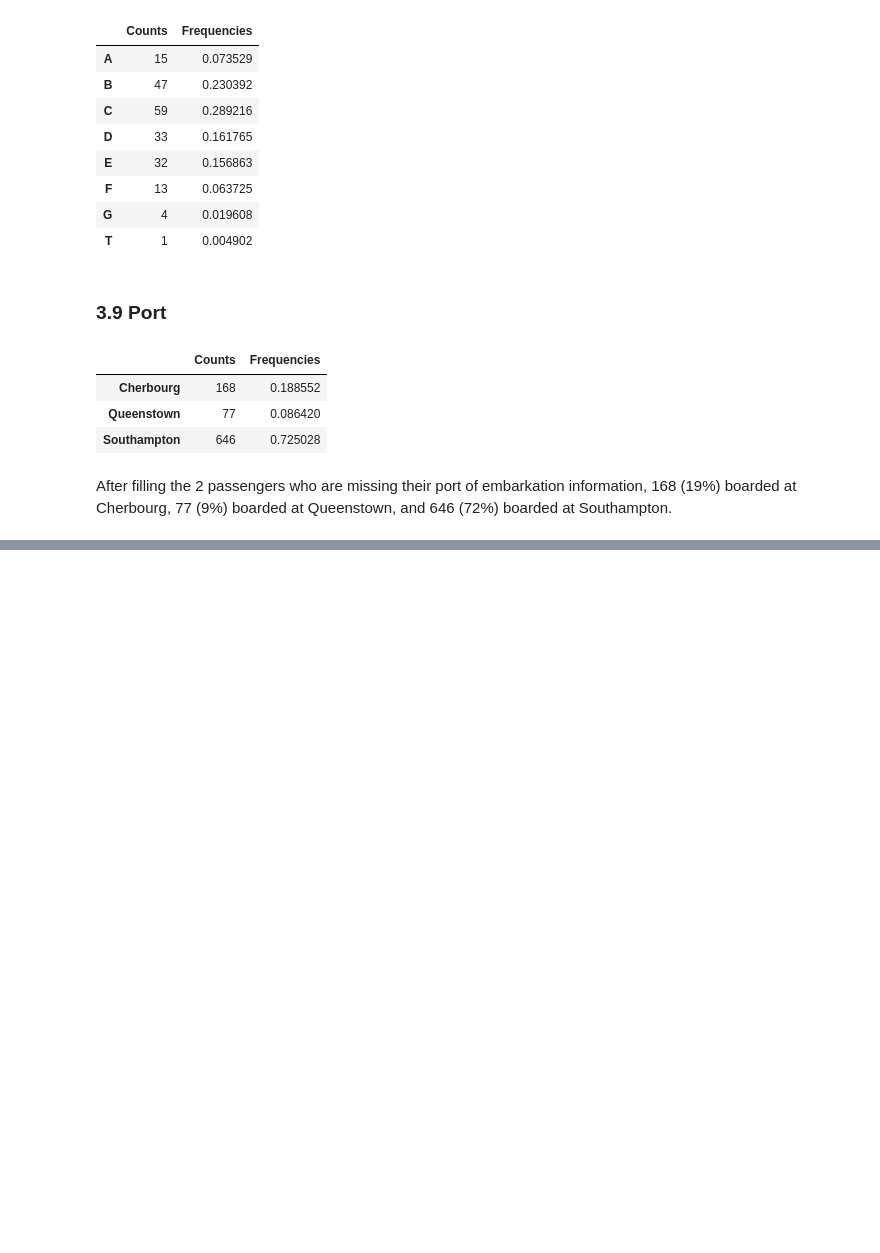
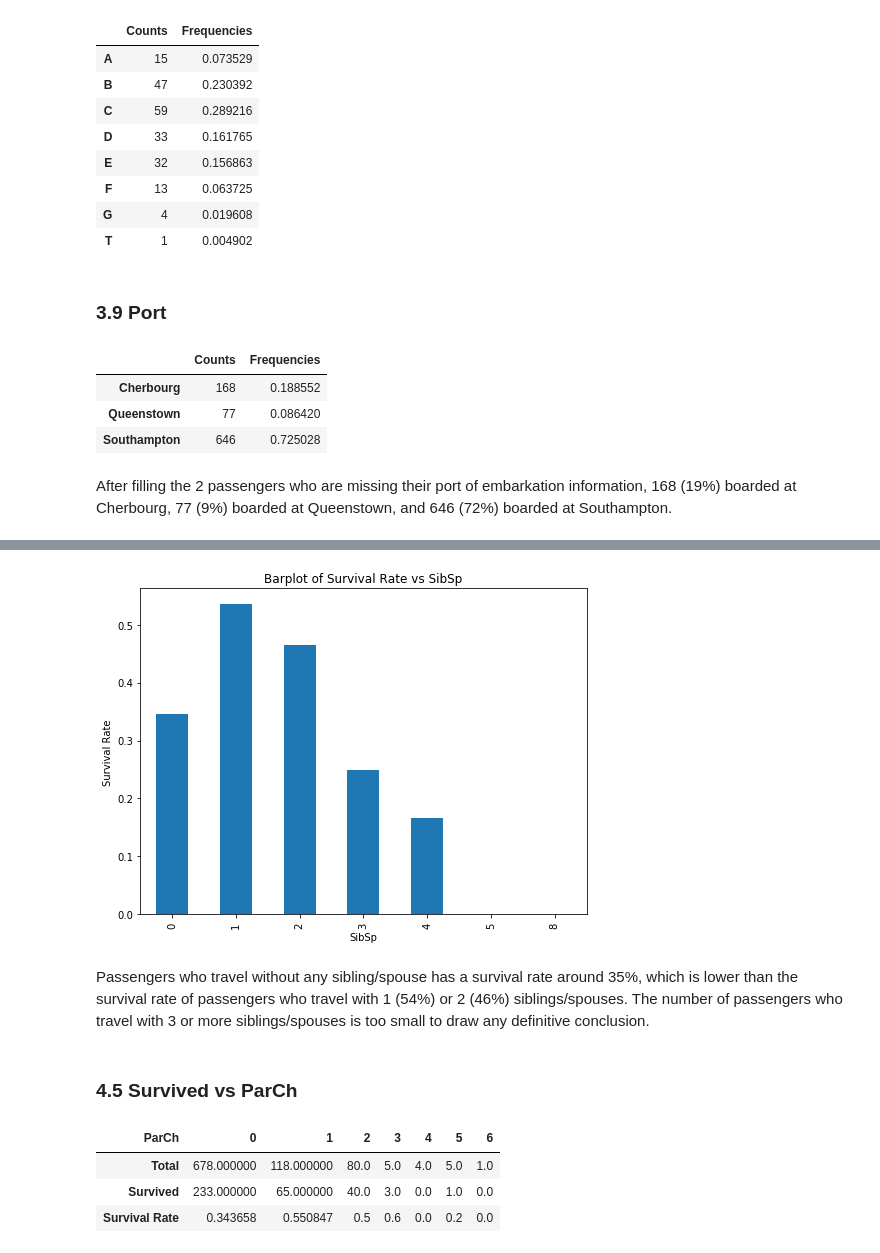
Before and after one commit to Zhenmao/udacity-dand-p2-investigate-a-dataset, a Jupyter notebook: udacity-dand-p2-investigate-a-dataset.ipynb, the cells around one changed output, grey strips where cells are left out. Drawn from its saved outputs; the diff is of its cells as text; code cells hidden in the pictures; blank space fills up the shorter version.

```diff
--- a/udacity-dand-p2-investigate-a-dataset.ipynb
+++ b/udacity-dand-p2-investigate-a-dataset.ipynb
@@ -392,0 +505,16 @@ After filling the 2 passengers who are missing their port of embarkation informa
+# %%
+survival_by_plot(survival_by_sibsp_df)
+# %% [output]
+[figure, added]
+# %% [markdown]
+Passengers who travel without any sibling/spouse has a survival rate around 35%, which is lower than the survival rate of passengers who travel with 1 (54%) or 2 (46%) siblings/spouses. The number of passengers who travel with 3 or more siblings/spouses is too small to draw any definitive conclusion.
+# %% [markdown]
+### 4.5 Survived vs ParCh
+# %%
+survival_by_parch_df = survival_by('ParCh')
+survival_by_parch_df
+# %% [output]
+| ParCh | 0 | 1 | 2 | 3 | 4 | 5 | 6 |
+| Total | 678.000000 | 118.000000 | 80.0 | 5.0 | 4.0 | 5.0 | 1.0 |
+| Survived | 233.000000 | 65.000000 | 40.0 | 3.0 | 0.0 | 1.0 | 0.0 |
+| Survival Rate | 0.343658 | 0.550847 | 0.5 | 0.6 | 0.0 | 0.2 | 0.0 |
```
Also changed, not shown: parts of 27 cells of this notebook.
